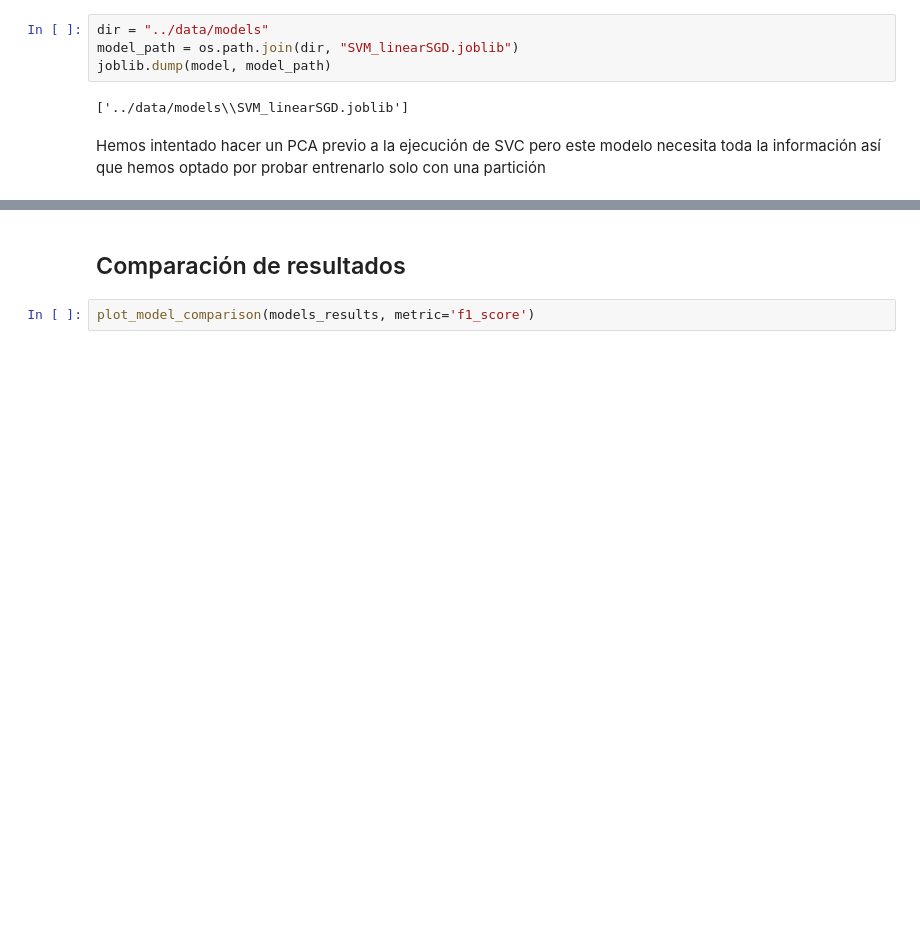
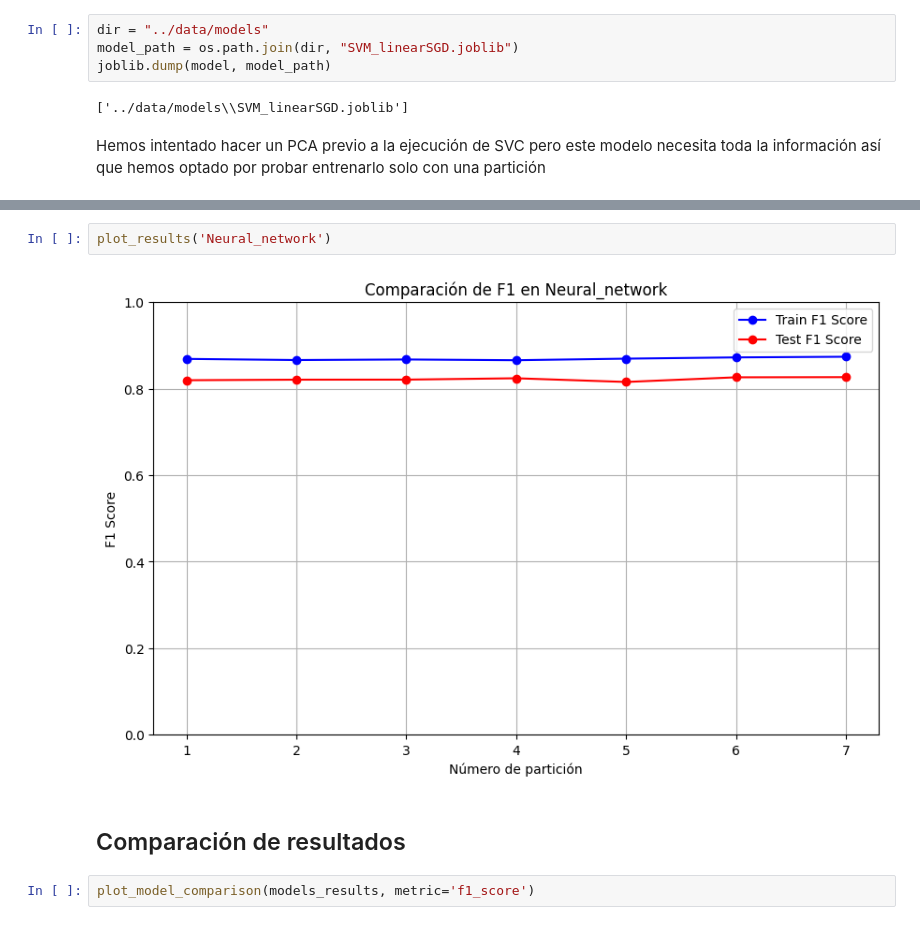
Before and after one commit to kliniik/Practica_AAI_1, a Jupyter notebook: supervised.ipynb, the cells around one changed output, grey strips where cells are left out. Saved outputs shown, nothing was run; the diff lists cells and outputs as text; blank space fills up the shorter version.

```diff
--- a/supervised.ipynb
+++ b/supervised.ipynb
@@ -609,3 +709,7 @@ results_dict['NeuralNetwork'] = evaluate_model(X_train, X_test, y_train, y_test,
+# %%
+plot_results('Neural_network')
+# %% [output]
+[figure, added]
 # %% [markdown]
 ## Comparación de resultados
 # %%
```
Also changed, not shown: parts of 107 cells of this notebook.
